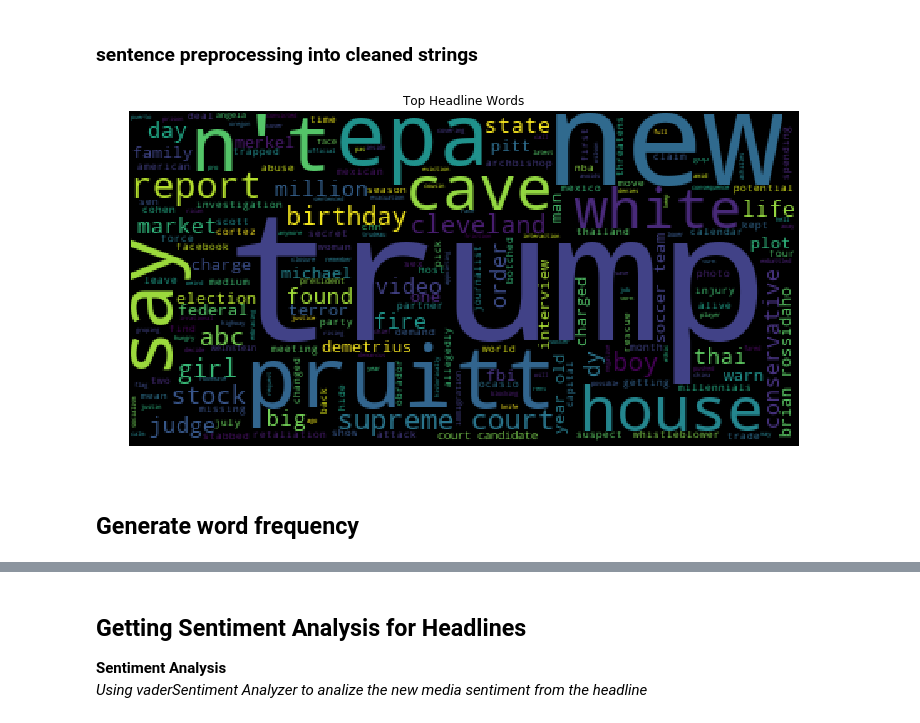
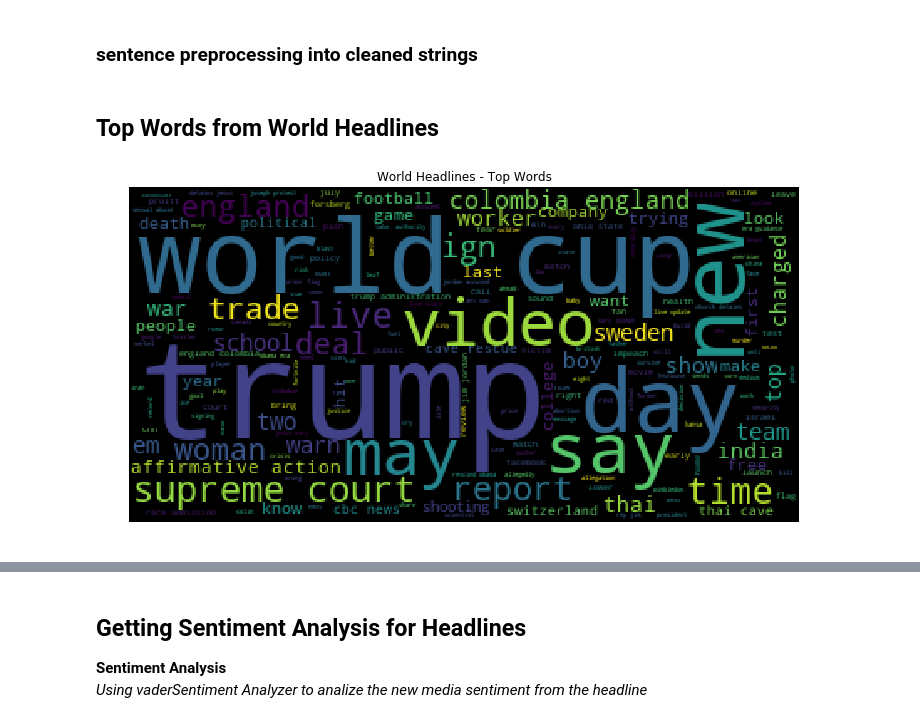
Before and after one commit to bsadagopa/Project1, a Jupyter notebook: TodaysNewsTrend.ipynb, the cells around one changed output, grey strips where cells are left out. Cells and saved outputs as stored; diff of their text form; code cells hidden in the pictures.

```diff
--- a/TodaysNewsTrend.ipynb
+++ b/TodaysNewsTrend.ipynb
@@ -205,6 +215,7 @@ def preprocessing(text):
     words = word_tokenize(text)
     tokens = [w for w in words if w.lower() not in string.punctuation]
     stopw = stopwords.words('english')
+    stopw = stopw + ["n't",'',"the"]
     tokens = [token for token in tokens if token not in stopw]
     # remove words less than three letters
     tokens = [word for word in tokens if len(word)>=3]
@@ -216,23 +227,31 @@ def preprocessing(text):
     preprocessed_text = ' '.join(tokens)
     return preprocessed_text
 # %%
-def generteWordCloud(text_as_strings):
+def generteWordCloud(text_as_strings, plot_title="Top Headline Words", filenameToSave='wordcloud_img'):
+
     wordcloud = WordCloud().generate(text_as_strings)
+    #save to file in png format
+    wordcloud.to_image().save(filenameToSave+'.png', format='png')
 
     #Print the word cloud
     plt.figure(figsize=(12,12))
     plt.imshow(wordcloud.recolor(random_state=2017))
-    plt.title('Top Headline Words')
+    plt.title(plot_title)
     plt.axis("off")
     plt.show()
-# %%
-headline_words = ''
-
-for title in news_top_headlines_df['title']:
-    headline_words = headline_words + ' ' + preprocessing(title)
-
-generteWordCloud(headline_words)
-# %% [output]
-[figure, removed]
-# %% [markdown]
-## Generate word frequency
+# %% [markdown]
+## Top Words from World Headlines
+# %%
+def generateCleanWordsFromTitles(titles):
+    cleaned_words = ''
+
+    for title in titles:
+        cleaned_words = cleaned_words + ' ' + preprocessing(title)
+
+    return cleaned_words
+# %%
+generteWordCloud(generateCleanWordsFromTitles(world_headlines_df['title']),
+                 "World Headlines - Top Words",
+                 'World-WordCloud')
+# %% [output]
+[figure, added]
```
Also changed, not shown: parts of 47 cells of this notebook.
